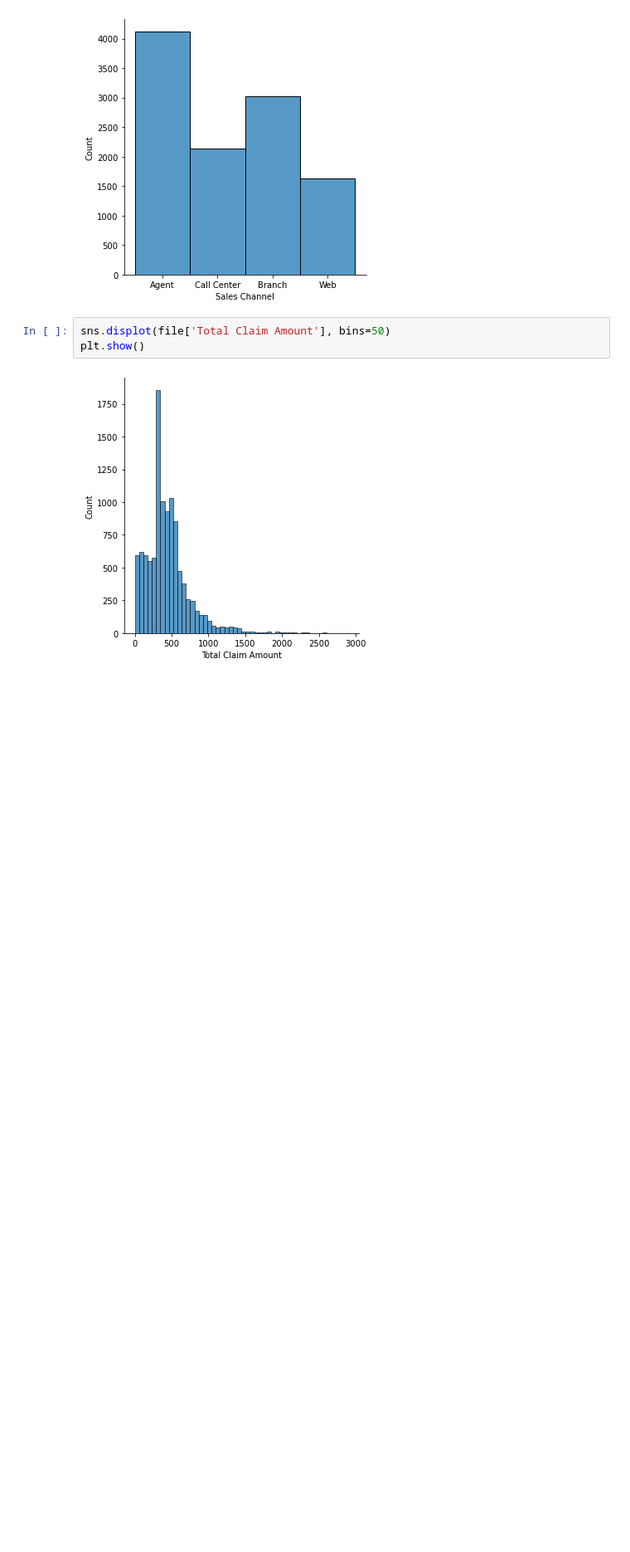
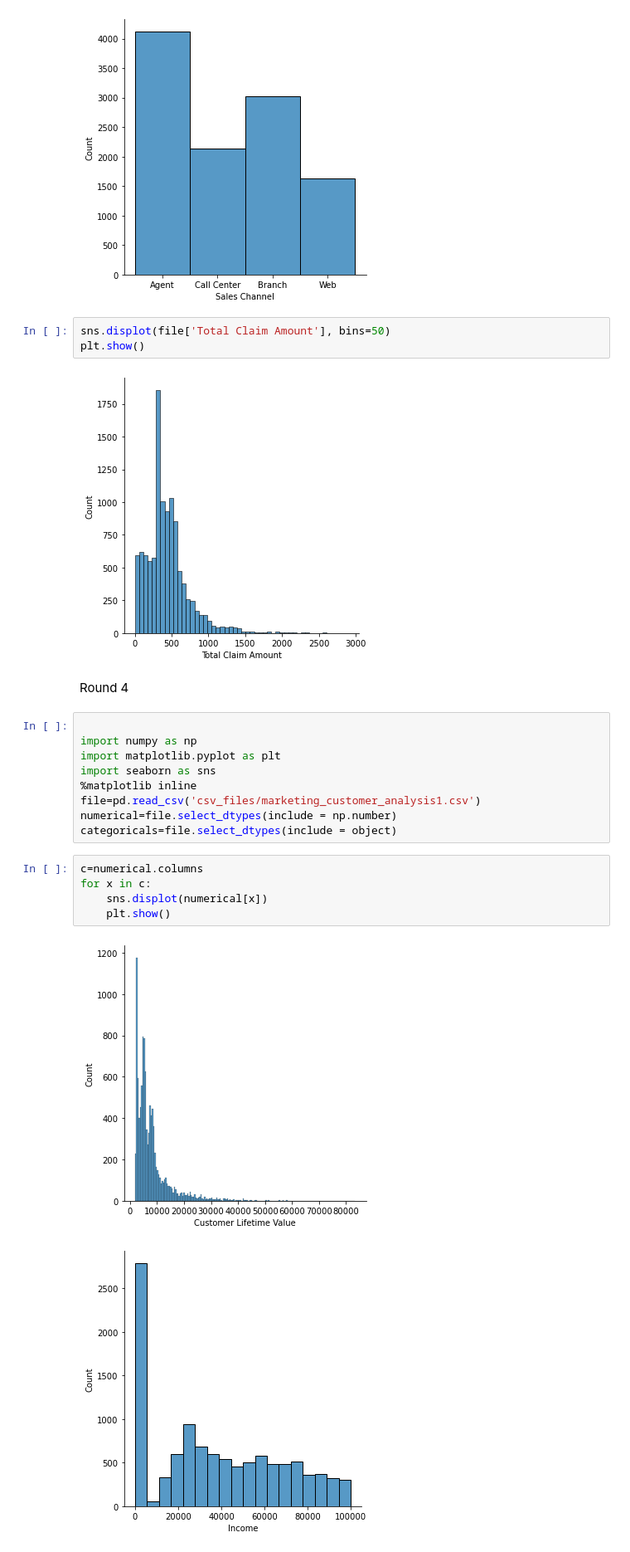
Before and after one commit to DaLahrmann/lab-customer-analysis-round-2, a Jupyter notebook: Round2_2.ipynb, the cells around one changed output. Shown at 83% size. Saved outputs shown, nothing was run; the diff lists cells and outputs as text; blank space fills up the shorter version.

Commit message:
Round 4 done

```diff
--- a/Round2_2.ipynb
+++ b/Round2_2.ipynb
@@ -73,3 +73,22 @@ sns.displot(file['Total Claim Amount'], bins=50)
 plt.show()
 # %% [output]
 [figure]
+# %% [markdown]
+Round 4
+# %%
+
+import numpy as np
+import matplotlib.pyplot as plt
+import seaborn as sns
+%matplotlib inline
+file=pd.read_csv('csv_files/marketing_customer_analysis1.csv')
+numerical=file.select_dtypes(include = np.number)
+categoricals=file.select_dtypes(include = object)
+# %%
+c=numerical.columns
+for x in c:
+    sns.displot(numerical[x])
+    plt.show()
+# %% [output]
+[figure, added]
+[figure, added]
```
Also changed, not shown: parts of 5 cells of this notebook.
